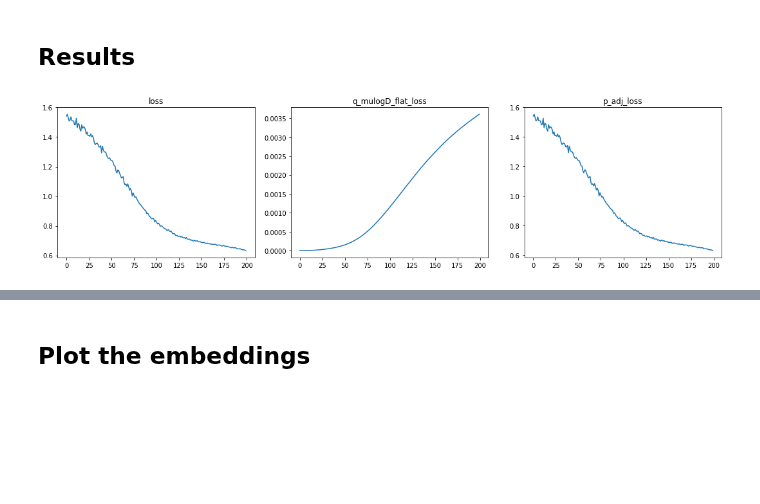
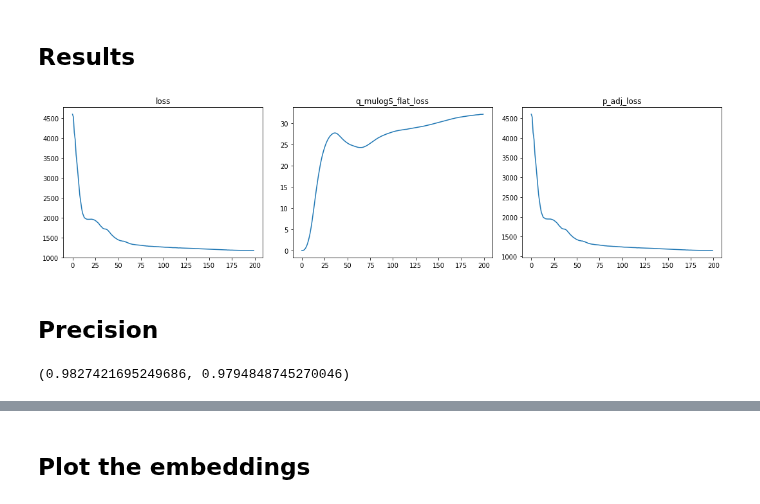
Before and after one commit to ixxi-dante/an2vec, a Jupyter notebook: projects/correctness/gae-reproduction-cora-nw2vec-gae_arch.ipynb, the cells around one changed output, grey strips where cells are left out. Drawn from its saved outputs; the diff is of its cells as text; code cells hidden in the pictures; blank space fills up the shorter version.

```diff
--- a/projects/correctness/gae-reproduction-cora-nw2vec-gae_arch.ipynb
+++ b/projects/correctness/gae-reproduction-cora-nw2vec-gae_arch.ipynb
@@ -39,8 +39,9 @@ with gae_directory():
     adj, features = load_data('cora')
     features = features.toarray()
 
-adj_train = mask_test_edges(adj)[0]
+#adj_train = mask_test_edges(adj)[0]
+adj_train, train_edges, val_edges, val_edges_false, test_edges, test_edges_false = mask_test_edges(adj)
 assert adj_train.diagonal().sum() == 0
 # %%
-dims = (features.shape[1], 32, 16)
+dims = (features.shape[1], 32, 8, 8)
 n_ξ_samples =1
@@ -89,3 +79,13 @@ vae, vae_codecs = ae.build_vae(
+# %%
+q_model, q_codecs = ae.build_q(dims, fullbatcher=batching.fullbatches)
+p_builder = build_p_builder(dims, adj_kernel=np.eye(16), with_l1=False)
+
+vae, vae_codecs = ae.build_vae(
+    (q_model, q_codecs),
+    p_builder,
+    n_ξ_samples,
+    [1.0, 1.0]
+)
 # %%
 def target_func(batch_adj, required_nodes, final_nodes):
     return [
@@ -97,23 +97,11 @@ def target_func(batch_adj, required_nodes, final_nodes):
         )
     ]
 # %%
-seeds_per_batch = features.shape[0]
-steps_per_epoch = 1
 n_epochs = 200
 
-history = vae.fit_generator_feed(
-    batching.batches(vae, adj_train, features, target_func,
-                     seeds_per_batch, 1,
-                     p=1, q=1, neighbour_samples=None),
-    steps_per_epoch=steps_per_epoch,
-    epochs=n_epochs,
-    check_array_lengths=False,
-    shuffle=False,
-    verbose=0,
-    callbacks=[
-        TQDMCallback(show_inner=False),
-    ]
-)
+history = vae.fit_fullbatches(batcher_kws={'adj': adj_train, 'features': features, 'target_func': target_func},
+                              epochs=n_epochs,
+                              verbose=0, callbacks=[TQDMCallback(show_inner=False)])
 # %% [output]
 [interactive output not drawn]
 # %%
@@ -125,8 +113,10 @@ import matplotlib.pyplot as plt
 # %%
 fig, axes = plt.subplots(1, len(history['history']), figsize=(len(history['history']) * 5, 4))
 for i, (title, values) in enumerate(history['history'].items()):
-    axes[i].plot(np.array(values) / features.shape[0])
+    axes[i].plot(np.array(values))
     axes[i].set_title(title)
 fig.tight_layout()
 # %% [output]
-[figure, old version]
+[figure, new version]
+# %% [markdown]
+## Precision
@@ -132,0 +157,4 @@ fig.tight_layout()
+# %%
+get_roc_score(test_edges, test_edges_false, adj_pred)
+# %% [output]
+(0.9827421695249686, 0.9794848745270046)
```
Also changed, not shown: parts of 8 cells of this notebook, 7 other files.
